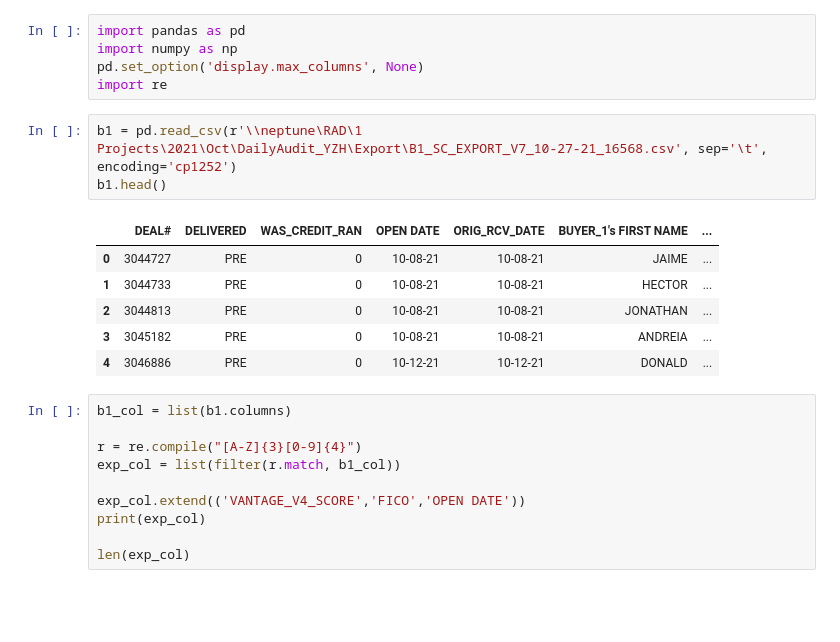
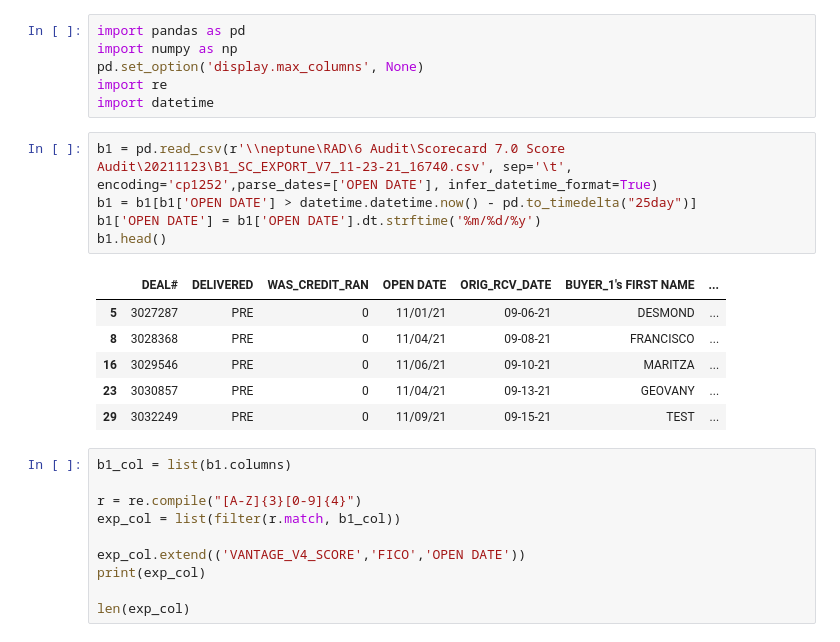
Before and after one commit to yizhou86/PythonTools, a Jupyter notebook: Daily 7.0 Audit - Variable Missing Check.ipynb, the cells around one changed output. Drawn from its saved outputs; the diff is of its cells as text; blank space fills up the shorter version.

```diff
--- a/Daily 7.0 Audit - Variable Missing Check.ipynb
+++ b/Daily 7.0 Audit - Variable Missing Check.ipynb
@@ -3,16 +3,19 @@ import pandas as pd
 import numpy as np
 pd.set_option('display.max_columns', None)
 import re
+import datetime
 # %%
-b1 = pd.read_csv(r'\\neptune\RAD\1 Projects\2021\Oct\DailyAudit_YZH\Export\B1_SC_EXPORT_V7_10-27-21_16568.csv', sep='\t', encoding='cp1252')
+b1 = pd.read_csv(r'\\neptune\RAD\6 Audit\Scorecard 7.0 Score Audit\20211123\B1_SC_EXPORT_V7_11-23-21_16740.csv', sep='\t', encoding='cp1252',parse_dates=['OPEN DATE'], infer_datetime_format=True)
+b1 = b1[b1['OPEN DATE'] > datetime.datetime.now() - pd.to_timedelta("25day")]
+b1['OPEN DATE'] = b1['OPEN DATE'].dt.strftime('%m/%d/%y')
 b1.head()
 # %% [output]
 |  | DEAL# | DELIVERED | WAS_CREDIT_RAN | OPEN DATE | ORIG_RCV_DATE | BUYER_1's FIRST NAME | ... |
-| 0 | 3044727 | PRE | 0 | 10-08-21 | 10-08-21 | JAIME | ... |
-| 1 | 3044733 | PRE | 0 | 10-08-21 | 10-08-21 | HECTOR | ... |
-| 2 | 3044813 | PRE | 0 | 10-08-21 | 10-08-21 | JONATHAN | ... |
-| 3 | 3045182 | PRE | 0 | 10-08-21 | 10-08-21 | ANDREIA | ... |
-| 4 | 3046886 | PRE | 0 | 10-12-21 | 10-12-21 | DONALD | ... |
+| 5 | 3027287 | PRE | 0 | 11/01/21 | 09-06-21 | DESMOND | ... |
+| 8 | 3028368 | PRE | 0 | 11/04/21 | 09-08-21 | FRANCISCO | ... |
+| 16 | 3029546 | PRE | 0 | 11/06/21 | 09-10-21 | MARITZA | ... |
+| 23 | 3030857 | PRE | 0 | 11/04/21 | 09-13-21 | GEOVANY | ... |
+| 29 | 3032249 | PRE | 0 | 11/09/21 | 09-15-21 | TEST | ... |
 # %%
 b1_col = list(b1.columns)
 
```
Also changed, not shown: parts of 9 cells of this notebook.
